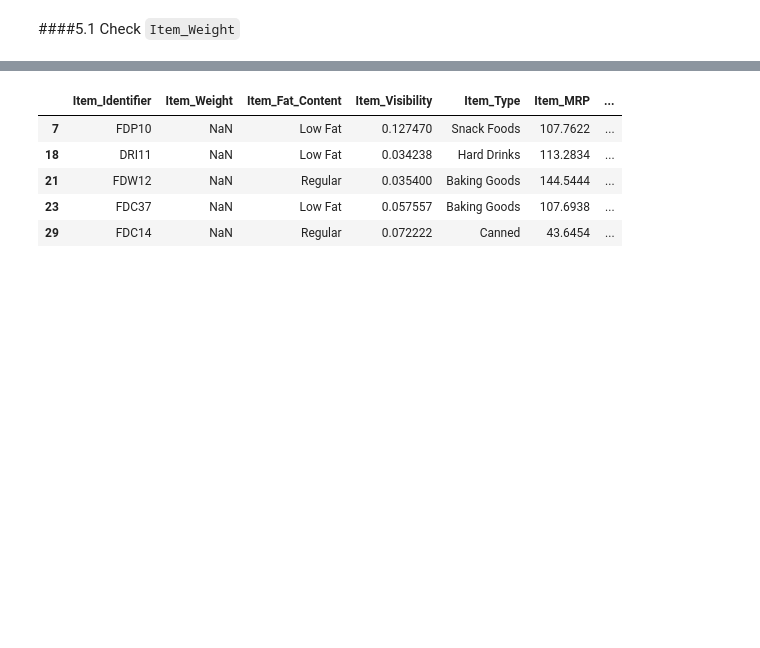
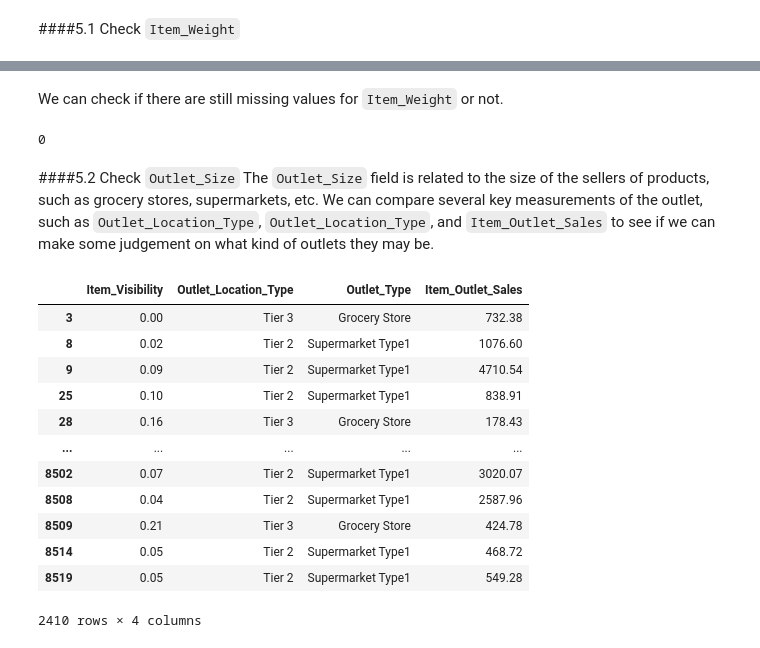
Before and after one commit to syjia/salary-insights, a Jupyter notebook: Data_Science_Insights_Part2.ipynb, the cells around one changed output, grey strips where cells are left out. Saved outputs shown, nothing was run; the diff lists cells and outputs as text; code cells hidden in the pictures; blank space fills up the shorter version.

```diff
--- a/Data_Science_Insights_Part2.ipynb
+++ b/Data_Science_Insights_Part2.ipynb
@@ -125,0 +203,5 @@ We can check if there are any common patterns in the missing values. If not, we
+# %%
+# backfill values
+df['Item_Weight'].fillna(df['Item_Weight'].mean(),inplace=True)
+# display the results compared to previous output
+df.groupby('Item_Type')['Item_Weight'].describe().round(2)
@@ -126,11 +227,29 @@ We can check if there are any common patterns in the missing values. If not, we
+# %% [markdown]
+We can check if there are still missing values for `Item_Weight` or not.
+# %%
+# check missing values
+df['Item_Weight'].isna().sum()
+# %% [output]
+0
+# %% [markdown]
+####5.2 Check `Outlet_Size`
+The `Outlet_Size` field is related to the size of the sellers of products, such as grocery stores, supermarkets, etc.
+We can compare several key measurements of the outlet, such as `Outlet_Location_Type`, `Outlet_Location_Type`, and `Item_Outlet_Sales` to see if we can make some judgement on what kind of outlets they may be.
 # %%
 # check what kind of data have missing values
-nullRowsItemWeight = df[df['Item_Weight'].isnull()]
-nullRowsItemWeight.head()
+nullRowsOutletSize = df[df['Outlet_Size'].isna()]
+nullRowsOutletSize[['Item_Visibility','Outlet_Location_Type','Outlet_Type','Item_Outlet_Sales']].round(2)
 # %% [output]
-|  | Item_Identifier | Item_Weight | Item_Fat_Content | Item_Visibility | Item_Type | Item_MRP | ... |
-| 7 | FDP10 | NaN | Low Fat | 0.127470 | Snack Foods | 107.7622 | ... |
-| 18 | DRI11 | NaN | Low Fat | 0.034238 | Hard Drinks | 113.2834 | ... |
-| 21 | FDW12 | NaN | Regular | 0.035400 | Baking Goods | 144.5444 | ... |
-| 23 | FDC37 | NaN | Low Fat | 0.057557 | Baking Goods | 107.6938 | ... |
-| 29 | FDC14 | NaN | Regular | 0.072222 | Canned | 43.6454 | ... |
+|  | Item_Visibility | Outlet_Location_Type | Outlet_Type | Item_Outlet_Sales |
+| 3 | 0.00 | Tier 3 | Grocery Store | 732.38 |
+| 8 | 0.02 | Tier 2 | Supermarket Type1 | 1076.60 |
+| 9 | 0.09 | Tier 2 | Supermarket Type1 | 4710.54 |
+| 25 | 0.10 | Tier 2 | Supermarket Type1 | 838.91 |
+| 28 | 0.16 | Tier 3 | Grocery Store | 178.43 |
+| ... | ... | ... | ... | ... |
+| 8502 | 0.07 | Tier 2 | Supermarket Type1 | 3020.07 |
+| 8508 | 0.04 | Tier 2 | Supermarket Type1 | 2587.96 |
+| 8509 | 0.21 | Tier 3 | Grocery Store | 424.78 |
+| 8514 | 0.05 | Tier 2 | Supermarket Type1 | 468.72 |
+| 8519 | 0.05 | Tier 2 | Supermarket Type1 | 549.28 |
+2410 rows × 4 columns
```
Also changed, not shown: parts of 40 cells of this notebook.
